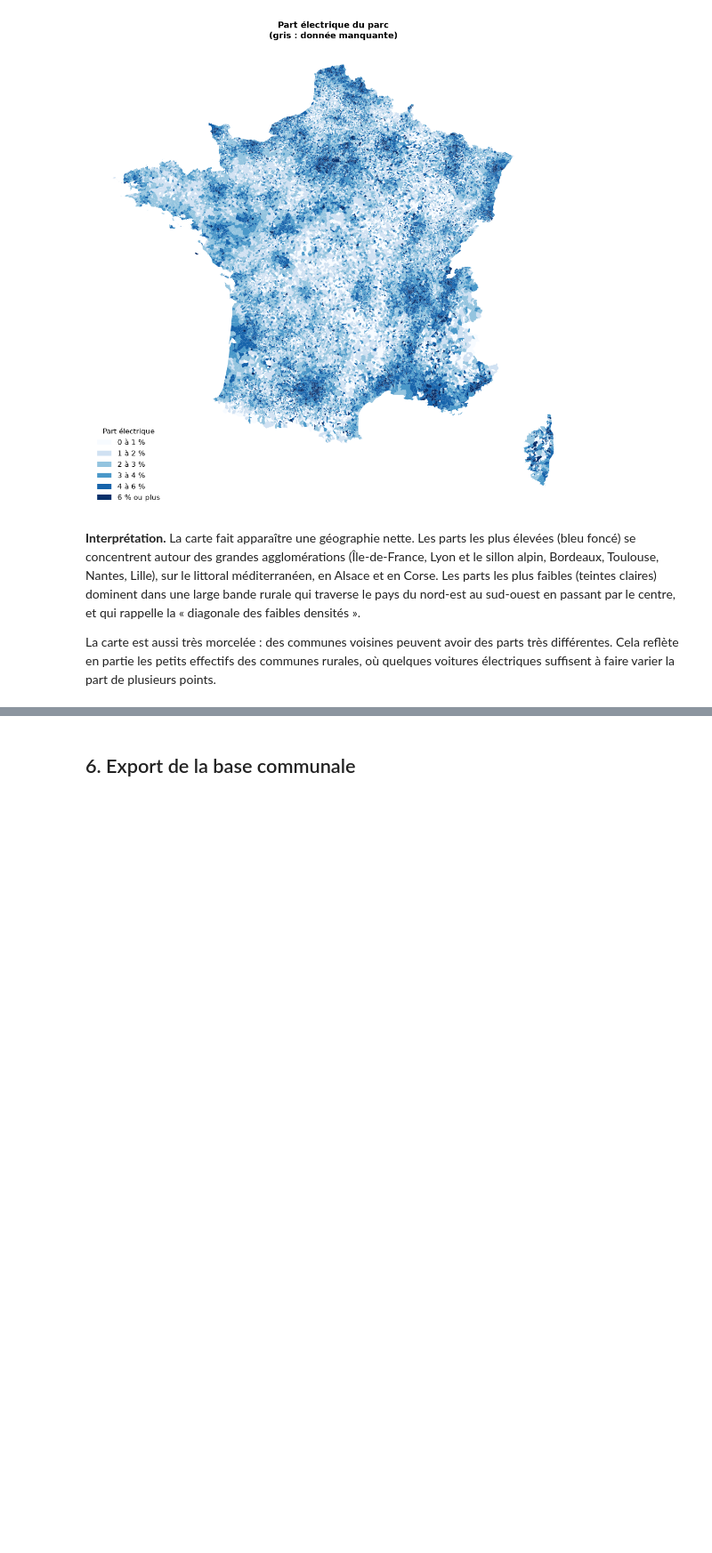
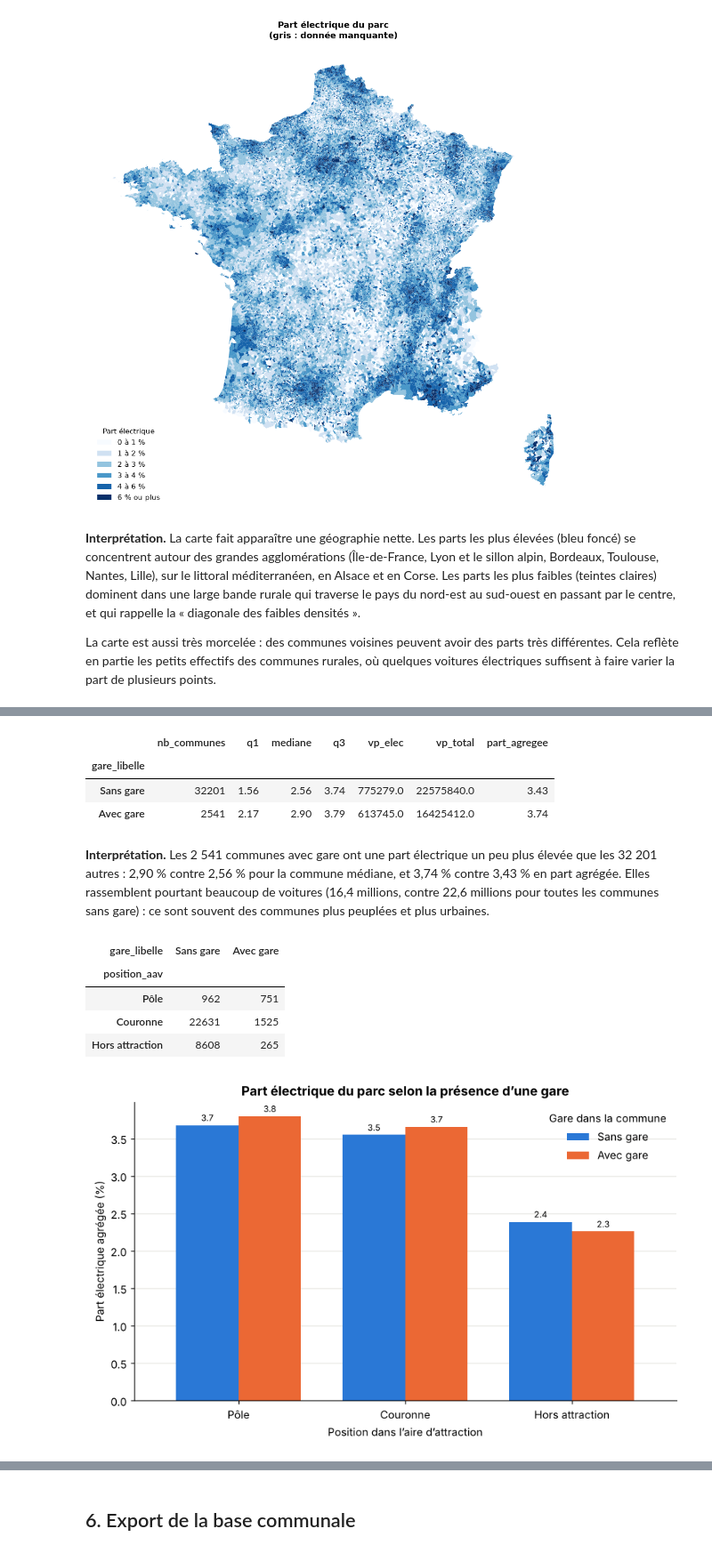
Before and after one commit to nathanbouchema-creator/projet-voiture-electrique, a Jupyter notebook: notebook.ipynb, the cells around one changed output, grey strips where cells are left out. Shown at 89% size. Saved outputs shown, nothing was run; the diff lists cells and outputs as text; code cells hidden in the pictures; blank space fills up the shorter version.

```diff
--- a/notebook.ipynb
+++ b/notebook.ipynb
@@ -346,0 +456,33 @@ La carte est aussi très morcelée : des communes voisines peuvent avoir des par
+# %%
+# Présence d'une gare de voyageurs dans la commune (BPE 2025)
+if disponible["bpe"]:
+    base["gare_libelle"] = pd.Categorical(
+        base["gare"].map({1: "Avec gare", 0: "Sans gare"}),
+        categories=["Sans gare", "Avec gare"], ordered=True,
+    )
+    display(indicateurs.resume_par_groupe(base, "gare_libelle"))
+# %% [output]
+|  | nb_communes | q1 | mediane | q3 | vp_elec | vp_total | part_agregee |
+| gare_libelle |  |  |  |  |  |  |  |
+| Sans gare | 32201 | 1.56 | 2.56 | 3.74 | 775279.0 | 22575840.0 | 3.43 |
+| Avec gare | 2541 | 2.17 | 2.90 | 3.79 | 613745.0 | 16425412.0 | 3.74 |
+# %% [markdown]
+**Interprétation.** Les 2 541 communes avec gare ont une part électrique un peu plus élevée que les 32 201 autres : 2,90 % contre 2,56 % pour la commune médiane, et 3,74 % contre 3,43 % en part agrégée. Elles rassemblent pourtant beaucoup de voitures (16,4 millions, contre 22,6 millions pour toutes les communes sans gare) : ce sont souvent des communes plus peuplées et plus urbaines.
+# %%
+# Même comparaison, à position dans l'aire d'attraction comparable
+if disponible["bpe"]:
+    parts_gare, n_gare = indicateurs.tableau_croise(base, "position_aav", "gare_libelle", "parc")
+    display(n_gare)
+    graphiques.tracer_barres_groupees(
+        parts_gare, "Part électrique du parc selon la présence d’une gare",
+        "parc_gare_position", label_x="Position dans l’aire d’attraction",
+        label_legende="Gare dans la commune",
+    )
+    plt.show()
+# %% [output]
+| gare_libelle | Sans gare | Avec gare |
+| position_aav |  |  |
+| Pôle | 962 | 751 |
+| Couronne | 22631 | 1525 |
+| Hors attraction | 8608 | 265 |
+[figure, added]
```
Also changed, not shown: parts of 16 cells of this notebook.
